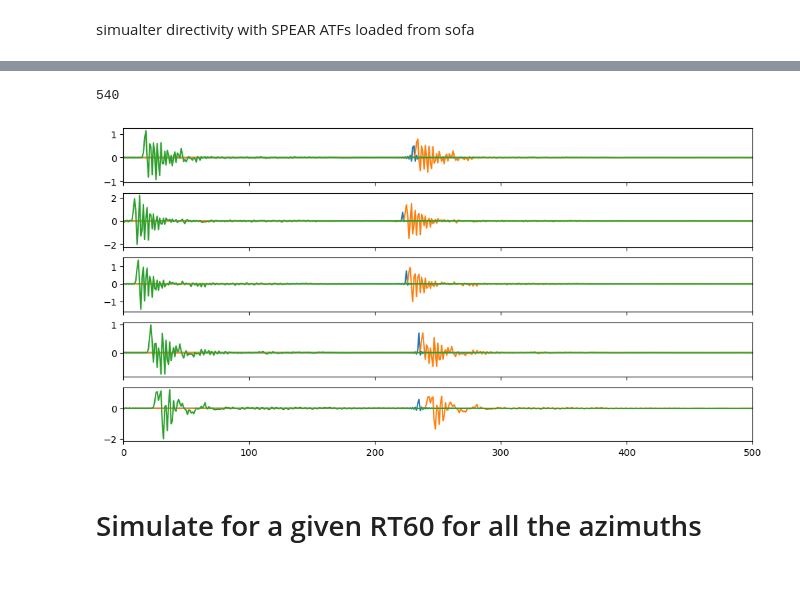
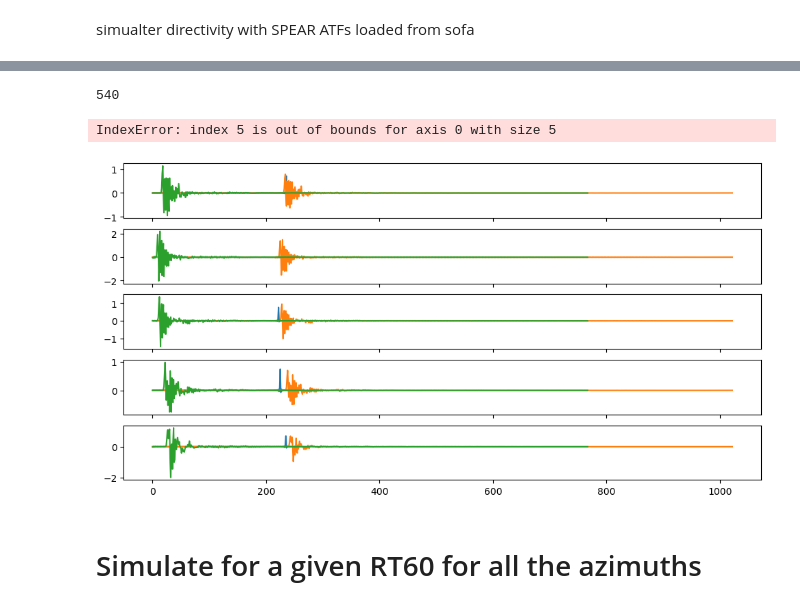
Before and after one commit to Chutlhu/shamans, a Jupyter notebook: shamans/spear_atf_to_pra_dir.ipynb, the cells around one changed output, grey strips where cells are left out. Cells and saved outputs as stored; diff of their text form; code cells hidden in the pictures; blank space fills up the shorter version.

```diff
--- a/shamans/spear_atf_to_pra_dir.ipynb
+++ b/shamans/spear_atf_to_pra_dir.ipynb
@@ -272,6 +269,7 @@ room.add_microphone(array_center + mic_pos_easycom[:,1])
 room.add_microphone(array_center + mic_pos_easycom[:,2])
 room.add_microphone(array_center + mic_pos_easycom[:,3])
 room.add_microphone(array_center + mic_pos_easycom[:,4])
+room.add_microphone(array_center + mic_pos_easycom[:,5])
 
 
 room.add_source(src_pos)
@@ -308,11 +306,12 @@ dir_obj_m2 = spear_array.get_mic_directivity(1, orientation=rot_obj)
 dir_obj_m3 = spear_array.get_mic_directivity(2, orientation=rot_obj)
 dir_obj_m4 = spear_array.get_mic_directivity(3, orientation=rot_obj)
 dir_obj_m5 = spear_array.get_mic_directivity(4, orientation=rot_obj)
+dir_obj_m5 = spear_array.get_mic_directivity(5, orientation=rot_obj)
 
 
 # for a head-related transfer function, the microphone should be co-located
 mic_pos = [1.05, 1.74, 1.81]
-room.add_microphone(mic_pos)
+# room.add_microphone(mic_pos)
 room.add_microphone(mic_pos, directivity=dir_obj_m1)
 room.add_microphone(mic_pos, directivity=dir_obj_m2)
 room.add_microphone(mic_pos, directivity=dir_obj_m3)
@@ -331,18 +330,19 @@ plt.show()
 # %%
 idx_az0_el0 = np.where((dirs_atf_ref[:,1] == 0) & (dirs_atf_ref[:,0] == np.pi/2))[0][0]
 print(idx_az0_el0)
 
 
 fig, axarr = plt.subplots(nChan-1, 1, figsize=(12, 6), sharex=True)
-for i in range(nChan-1):
-    axarr[i].plot(rirs_free[i+1][0], label='Free')
-    axarr[i].plot(rirs_spear[i+1][0][60:], label='SPEAR')
+for i in range(nChan):
+    axarr[i].plot(rirs_free[i][0], label='Free')
+    axarr[i].plot(rirs_spear[i][0][60:], label='SPEAR')
     axarr[i].plot(airs_mRn[idx_az0_el0,i,:], label='Oracle')
 plt.xlim([0, 500])
 plt.show()
 # %% [output]
 540
+IndexError: index 5 is out of bounds for axis 0 with size 5
-[figure, old version]
+[figure, new version]
 # %% [markdown]
 # Simulate for a given RT60 for all the azimuths
 # %%
```
Also changed, not shown: parts of 6 cells of this notebook, 5 other files.
